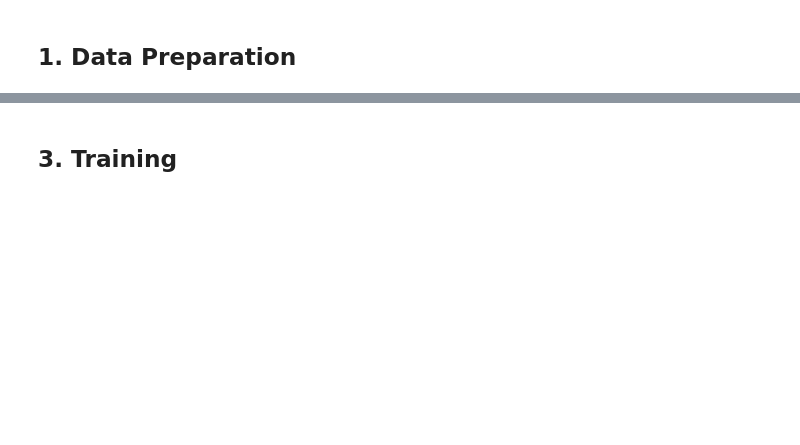
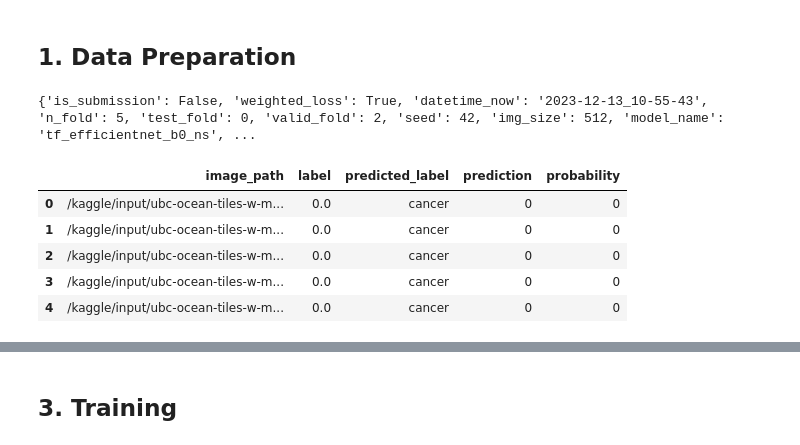
Before and after one commit to Niggl0n/UBC_Cancer_Classification, a Jupyter notebook: ubc-label-tiles-full-dataset.ipynb, the cells around one changed output, grey strips where cells are left out. Drawn from its saved outputs; the diff is of its cells as text; code cells hidden in the pictures; blank space fills up the shorter version.

```diff
--- a/ubc-label-tiles-full-dataset.ipynb
+++ b/ubc-label-tiles-full-dataset.ipynb
@@ -139,3 +84,20 @@ CONFIG = {
 }
 # %% [markdown]
 ## 1. Data Preparation
+# %%
+# load data from training notebook
+with open("/kaggle/input/ubc-binary-cancer-tissue-classifier-wsi-0-25x/label_encoder.pkl", "rb") as fp:
+    encoder = joblib.load(fp)
+with open("/kaggle/input/ubc-binary-cancer-tissue-classifier-wsi-0-25x/CONFIG.pkl", "rb") as fp:
+    CONFIG_TRAIN = joblib.load(fp)
+print(CONFIG_TRAIN)
+df_test = pd.read_csv("/kaggle/input/ubc-binary-cancer-tissue-classifier-wsi-0-25x/df_test_binary_classification.csv")
+df_test.head()
+# %% [output]
+{'is_submission': False, 'weighted_loss': True, 'datetime_now': '2023-12-13_10-55-43', 'n_fold': 5, 'test_fold': 0, 'valid_fold': 2, 'seed': 42, 'img_size': 512, 'model_name': 'tf_efficientnet_b0_ns', ...
+|  | image_path | label | predicted_label | prediction | probability |
+| 0 | /kaggle/input/ubc-ocean-tiles-w-m... | 0.0 | cancer | 0 | 0 |
+| 1 | /kaggle/input/ubc-ocean-tiles-w-m... | 0.0 | cancer | 0 | 0 |
+| 2 | /kaggle/input/ubc-ocean-tiles-w-m... | 0.0 | cancer | 0 | 0 |
+| 3 | /kaggle/input/ubc-ocean-tiles-w-m... | 0.0 | cancer | 0 | 0 |
+| 4 | /kaggle/input/ubc-ocean-tiles-w-m... | 0.0 | cancer | 0 | 0 |
```
Also changed, not shown: parts of 40 cells of this notebook.
